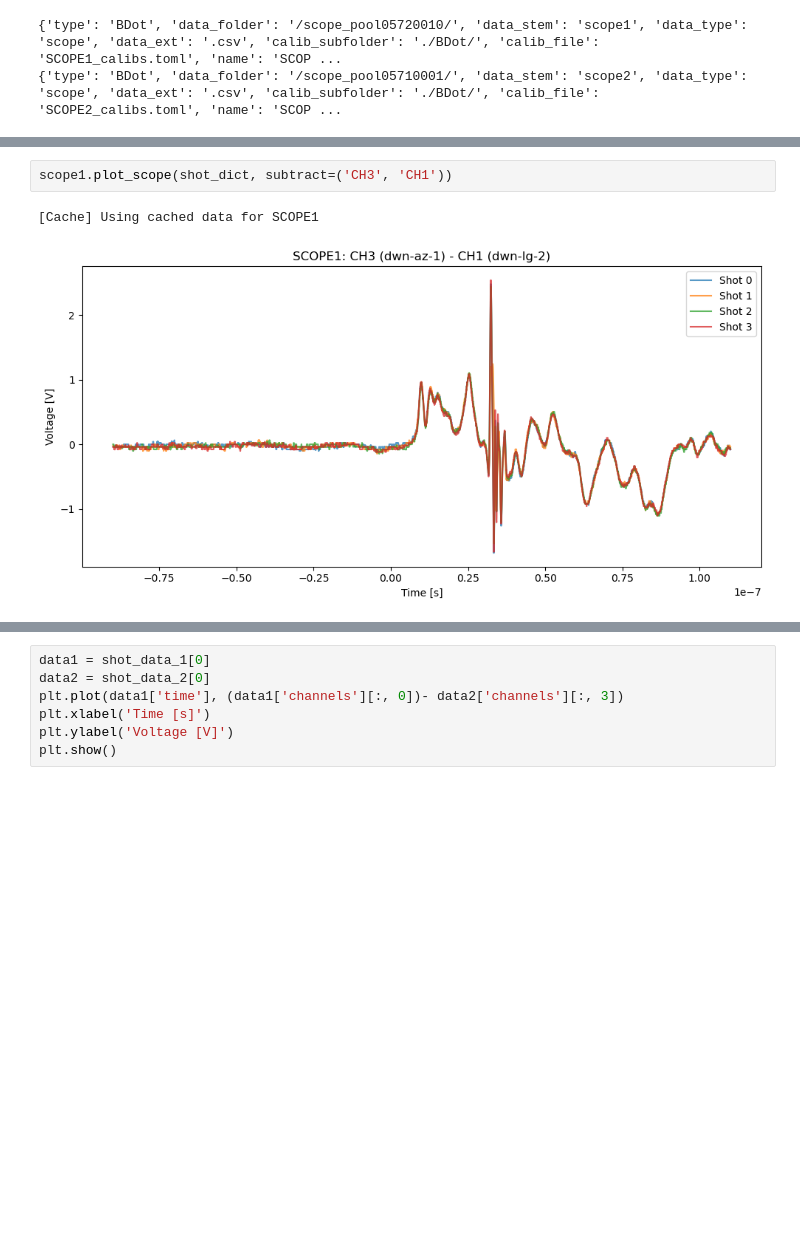
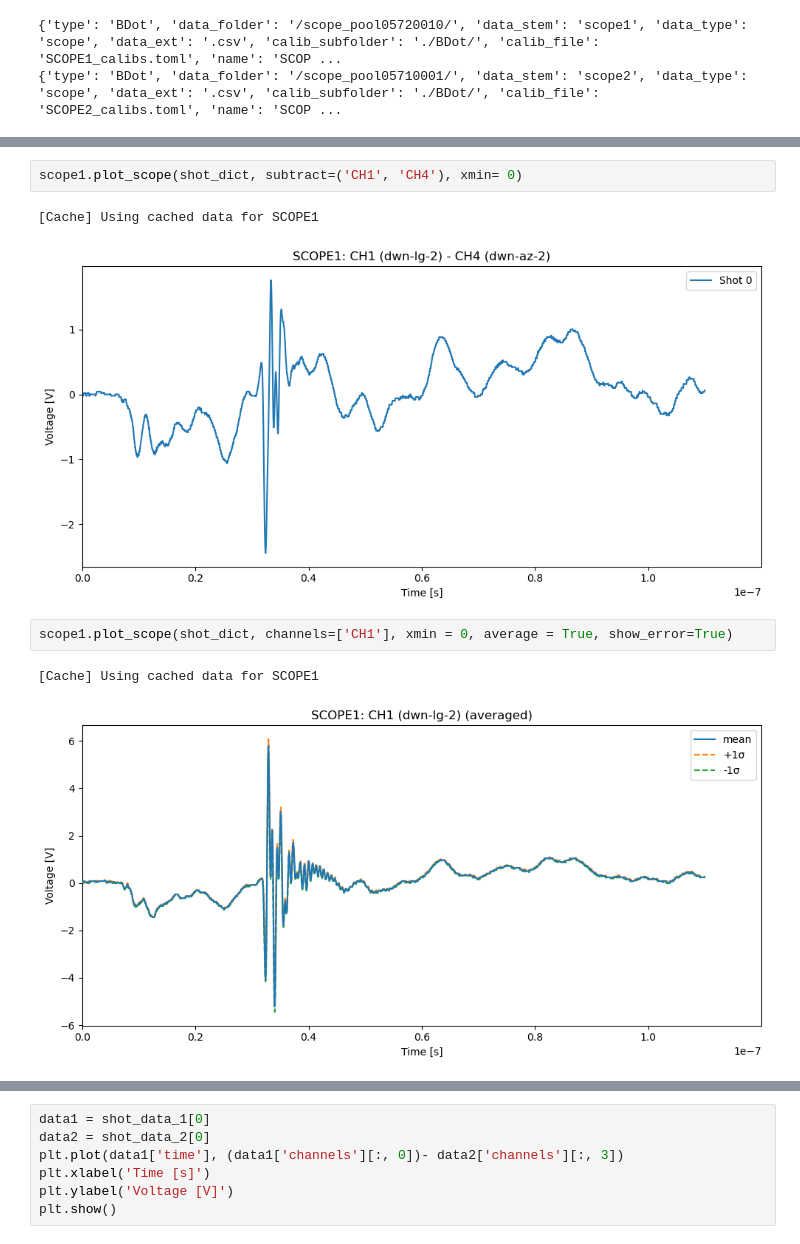
Before and after one commit to ELos385/Fireball_III_analysis, a Jupyter notebook: scripts/BDots/BDot_test.ipynb, the cells around one changed output, grey strips where cells are left out. Cells and saved outputs as stored; diff of their text form; blank space fills up the shorter version.

```diff
--- a/scripts/BDots/BDot_test.ipynb
+++ b/scripts/BDots/BDot_test.ipynb
@@ -105,6 +84,11 @@ scope2.plot_scope(shot_dict, channels=['CH4'], xmin = 0)
 # %%
-scope1.plot_scope(shot_dict, subtract=('CH3', 'CH1'))
+scope1.plot_scope(shot_dict, subtract=('CH1', 'CH4'), xmin= 0)
 # %% [output]
 [Cache] Using cached data for SCOPE1
-[figure, old version]
+[figure, new version]
+# %%
+scope1.plot_scope(shot_dict, channels=['CH1'], xmin = 0, average = True, show_error=True)
+# %% [output]
+[Cache] Using cached data for SCOPE1
+[figure, added]
 # %%
```
Also changed, not shown: parts of 8 cells of this notebook, 4 other files.
